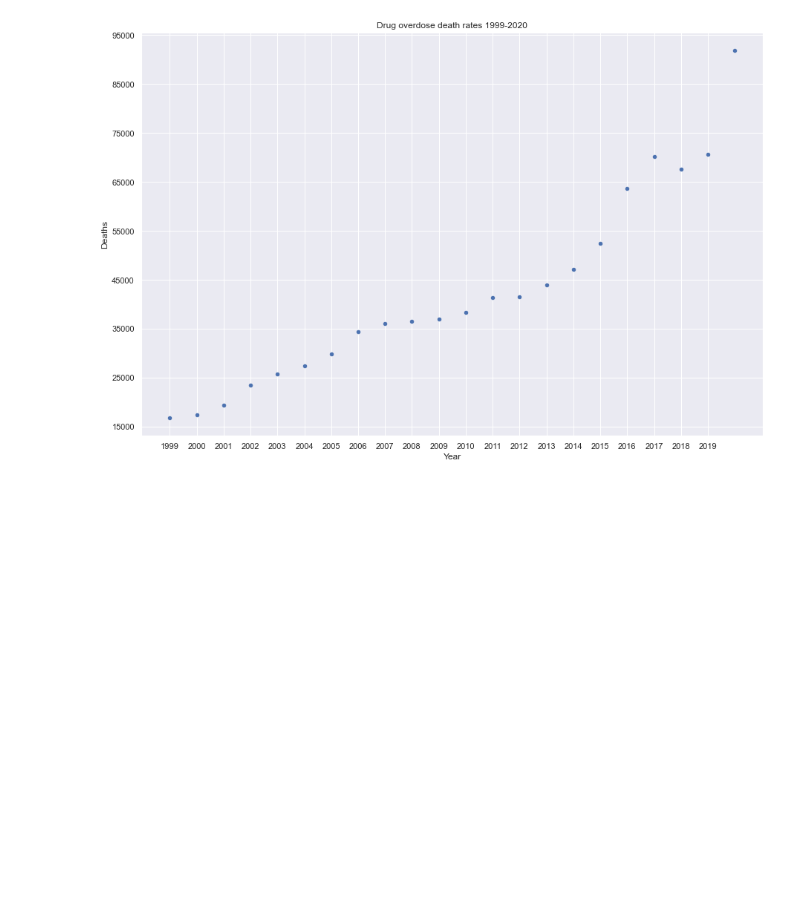
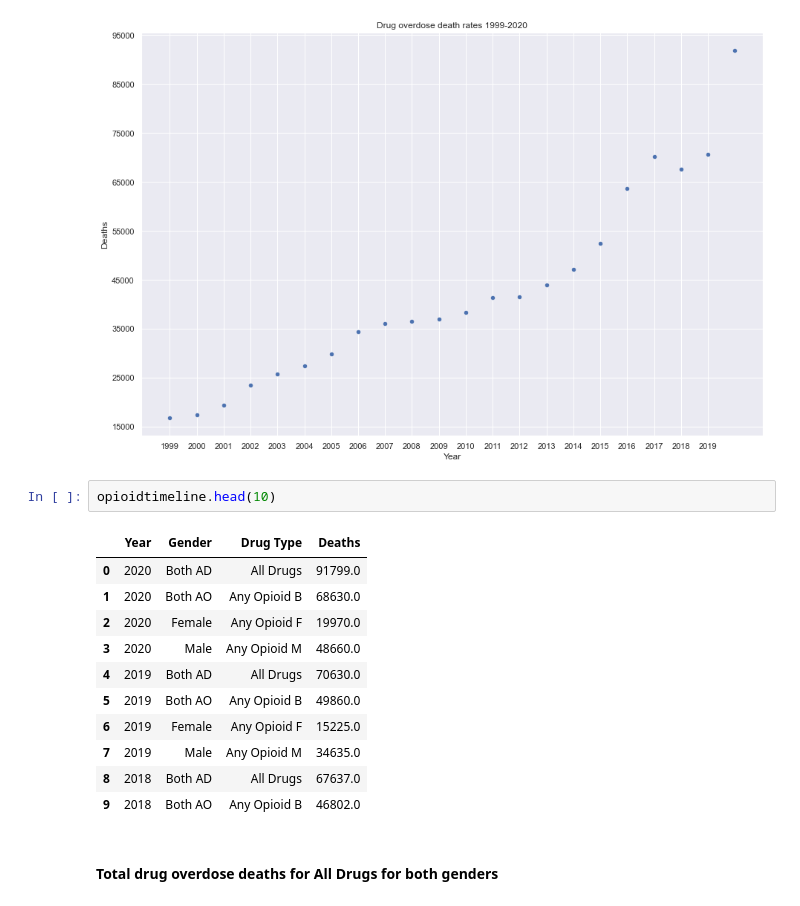
Before and after one commit to molly-rusk/DeathsbyDrugOverdoseinTheUS, a Jupyter notebook: Capstone_Notebook.ipynb, the cells around one changed output. Saved outputs shown, nothing was run; the diff lists cells and outputs as text; blank space fills up the shorter version.

```diff
--- a/Capstone_Notebook.ipynb
+++ b/Capstone_Notebook.ipynb
@@ -596,3 +604,19 @@ plt.title('Drug overdose death rates 1999-2020');
 # %% [output]
 *c* argument looks like a single numeric RGB or RGBA sequence, which should be avoided as value-mapping will have precedence in case its length matches with *x* & *y*.  Please use the *color* keyword- ...
 [figure]
+# %%
+opioidtimeline.head(10)
+# %% [output]
+|  | Year | Gender | Drug Type | Deaths |
+| 0 | 2020 | Both AD | All Drugs | 91799.0 |
+| 1 | 2020 | Both AO | Any Opioid B | 68630.0 |
+| 2 | 2020 | Female | Any Opioid F | 19970.0 |
+| 3 | 2020 | Male | Any Opioid M | 48660.0 |
+| 4 | 2019 | Both AD | All Drugs | 70630.0 |
+| 5 | 2019 | Both AO | Any Opioid B | 49860.0 |
+| 6 | 2019 | Female | Any Opioid F | 15225.0 |
+| 7 | 2019 | Male | Any Opioid M | 34635.0 |
+| 8 | 2018 | Both AD | All Drugs | 67637.0 |
+| 9 | 2018 | Both AO | Any Opioid B | 46802.0 |
+# %% [markdown]
+#### Total drug overdose deaths for All Drugs for both genders
```
Also changed, not shown: parts of 24 cells of this notebook.
